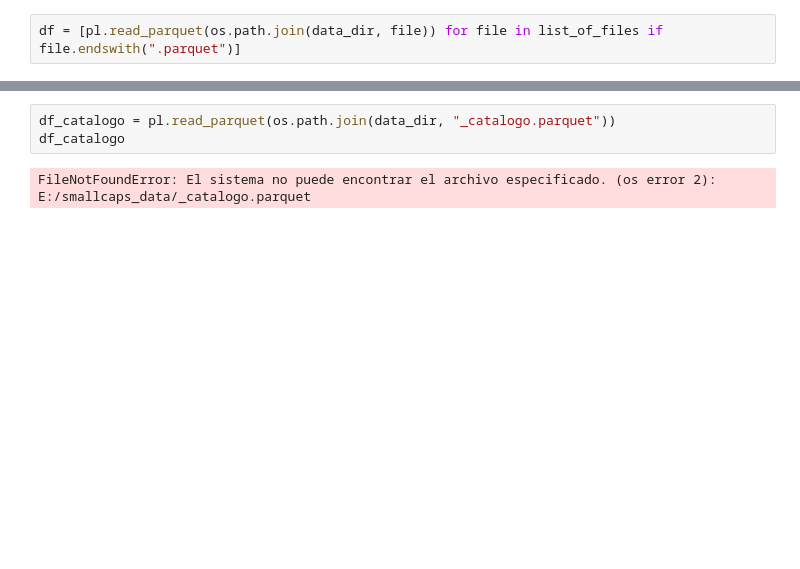
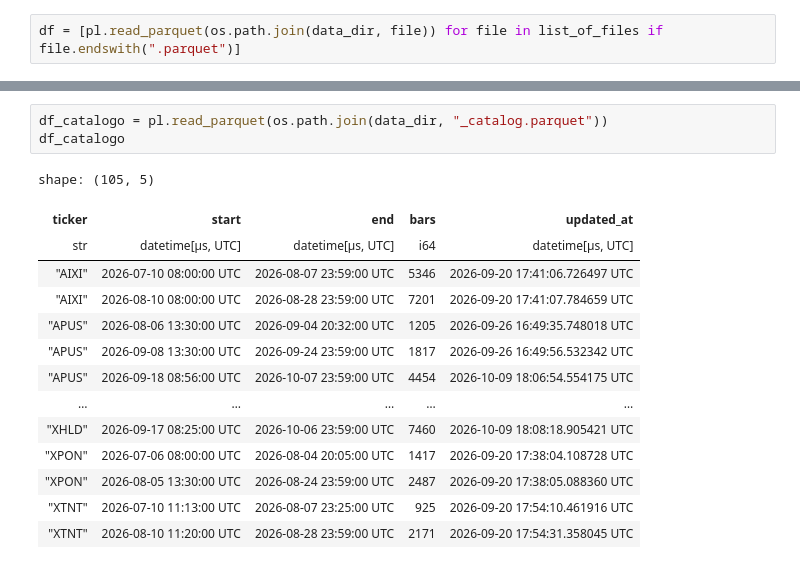
Before and after one commit to FloDevTech/smallcaps_framework, a Jupyter notebook: src/laboratorio/test_parquet_data.ipynb, the cells around one changed output, grey strips where cells are left out. Drawn from its saved outputs; the diff is of its cells as text; blank space fills up the shorter version.

```diff
--- a/src/laboratorio/test_parquet_data.ipynb
+++ b/src/laboratorio/test_parquet_data.ipynb
@@ -117,6 +167,19 @@ list_of_files
 # %%
-df_catalogo = pl.read_parquet(os.path.join(data_dir, "_catalogo.parquet"))
+df_catalogo = pl.read_parquet(os.path.join(data_dir, "_catalog.parquet"))
 df_catalogo
 # %% [output]
-FileNotFoundError: El sistema no puede encontrar el archivo especificado. (os error 2): E:/smallcaps_data/_catalogo.parquet
+shape: (105, 5)
+| ticker | start | end | bars | updated_at |
+| str | datetime[μs, UTC] | datetime[μs, UTC] | i64 | datetime[μs, UTC] |
+| "AIXI" | 2026-07-10 08:00:00 UTC | 2026-08-07 23:59:00 UTC | 5346 | 2026-09-20 17:41:06.726497 UTC |
+| "AIXI" | 2026-08-10 08:00:00 UTC | 2026-08-28 23:59:00 UTC | 7201 | 2026-09-20 17:41:07.784659 UTC |
+| "APUS" | 2026-08-06 13:30:00 UTC | 2026-09-04 20:32:00 UTC | 1205 | 2026-09-26 16:49:35.748018 UTC |
+| "APUS" | 2026-09-08 13:30:00 UTC | 2026-09-24 23:59:00 UTC | 1817 | 2026-09-26 16:49:56.532342 UTC |
+| "APUS" | 2026-09-18 08:56:00 UTC | 2026-10-07 23:59:00 UTC | 4454 | 2026-10-09 18:06:54.554175 UTC |
+| … | … | … | … | … |
+| "XHLD" | 2026-09-17 08:25:00 UTC | 2026-10-06 23:59:00 UTC | 7460 | 2026-10-09 18:08:18.905421 UTC |
+| "XPON" | 2026-07-06 08:00:00 UTC | 2026-08-04 20:05:00 UTC | 1417 | 2026-09-20 17:38:04.108728 UTC |
+| "XPON" | 2026-08-05 13:30:00 UTC | 2026-08-24 23:59:00 UTC | 2487 | 2026-09-20 17:38:05.088360 UTC |
+| "XTNT" | 2026-07-10 11:13:00 UTC | 2026-08-07 23:25:00 UTC | 925 | 2026-09-20 17:54:10.461916 UTC |
+| "XTNT" | 2026-08-10 11:20:00 UTC | 2026-08-28 23:59:00 UTC | 2171 | 2026-09-20 17:54:31.358045 UTC |
 # %%
```
Also changed, not shown: parts of 8 cells of this notebook, 25 other files.
